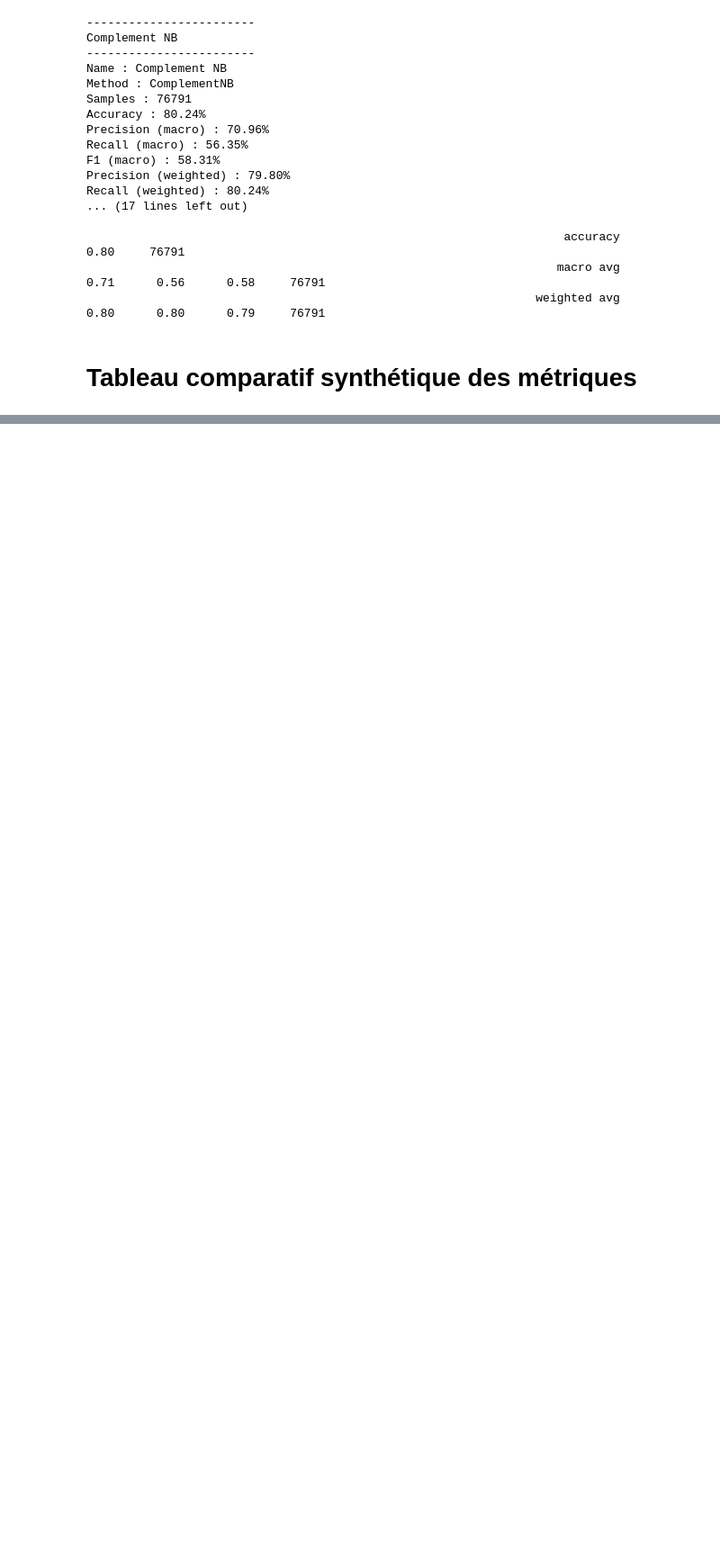
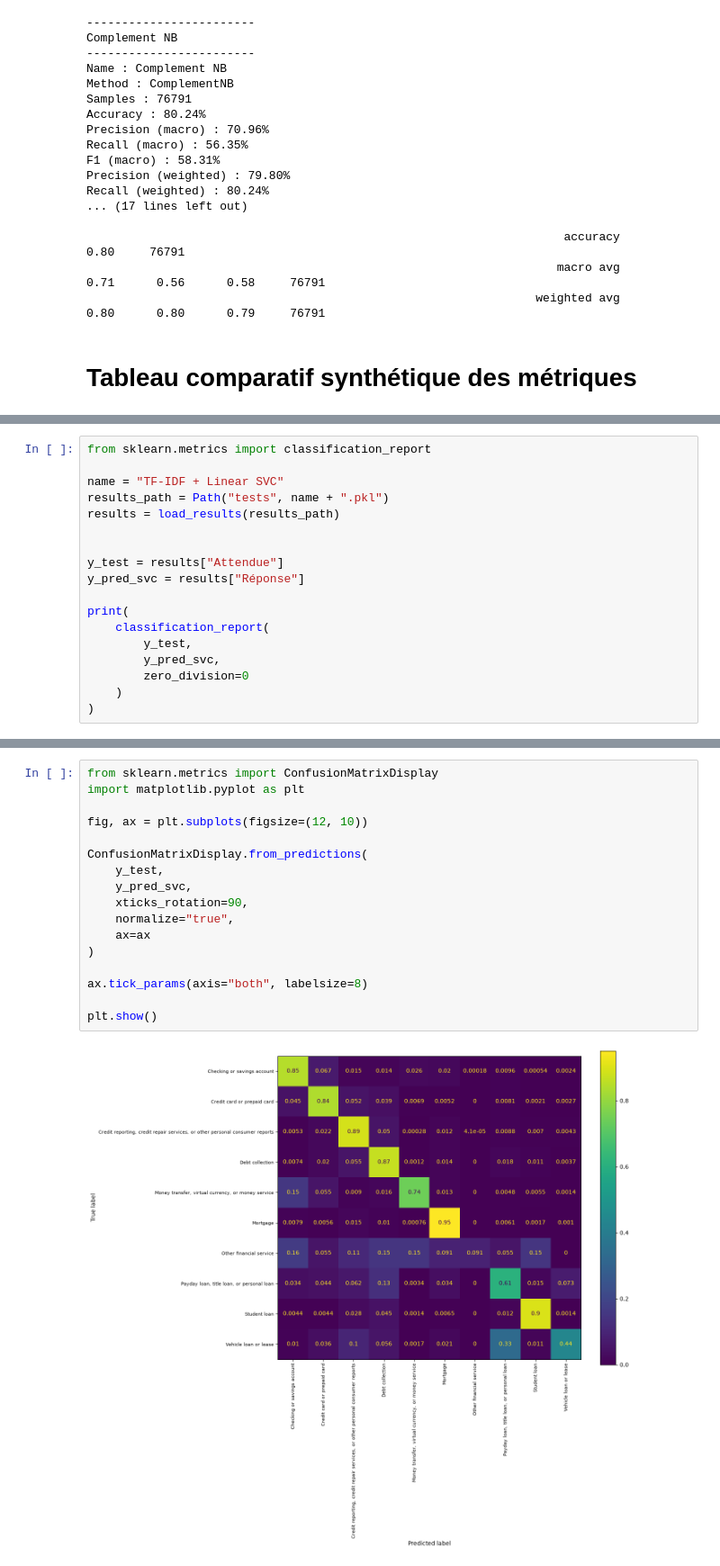
Before and after one commit to Ace4teaM/OCR-ZenAssist, a Jupyter notebook: 3_approche_ml.ipynb, the cells around one changed output, grey strips where cells are left out. Shown at 90% size. Cells and saved outputs as stored; diff of their text form; blank space fills up the shorter version.

```diff
--- a/3_approche_ml.ipynb
+++ b/3_approche_ml.ipynb
@@ -503,0 +511,18 @@ global_metrics_df
+# %%
+from sklearn.metrics import classification_report
+
+name = "TF-IDF + Linear SVC"
+results_path = Path("tests", name + ".pkl")
+results = load_results(results_path)
+
+
+y_test = results["Attendue"]
+y_pred_svc = results["Réponse"]
+
+print(
+    classification_report(
+        y_test,
+        y_pred_svc,
+        zero_division=0
+    )
+)
@@ -503,0 +546,19 @@ global_metrics_df
+# %%
+from sklearn.metrics import ConfusionMatrixDisplay
+import matplotlib.pyplot as plt
+
+fig, ax = plt.subplots(figsize=(12, 10))
+
+ConfusionMatrixDisplay.from_predictions(
+    y_test,
+    y_pred_svc,
+    xticks_rotation=90,
+    normalize="true",
+    ax=ax
+)
+
+ax.tick_params(axis="both", labelsize=8)
+
+plt.show()
+# %% [output]
+[figure, added]
```
Also changed, not shown: parts of 6 cells of this notebook, 2 other files.
